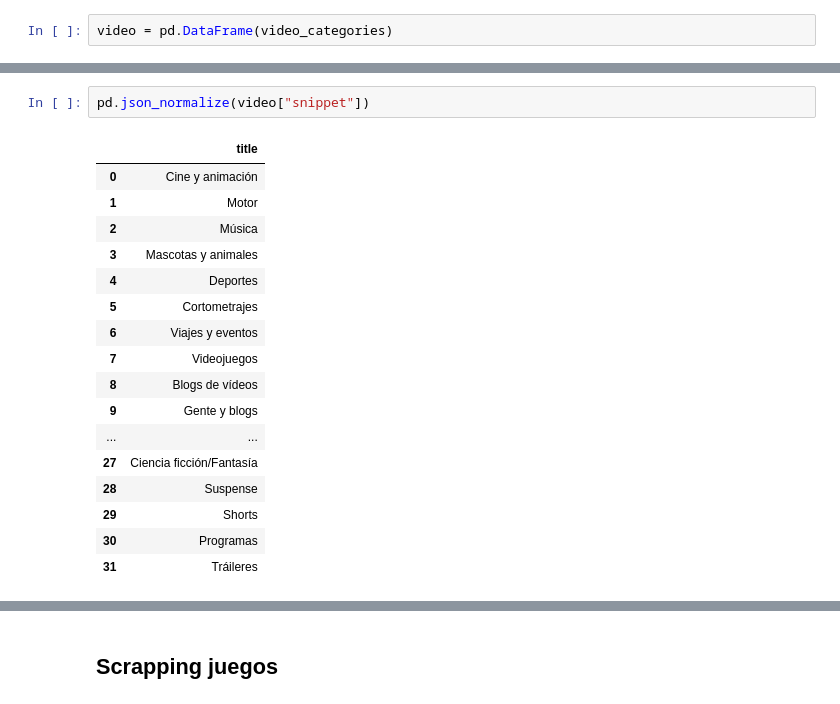
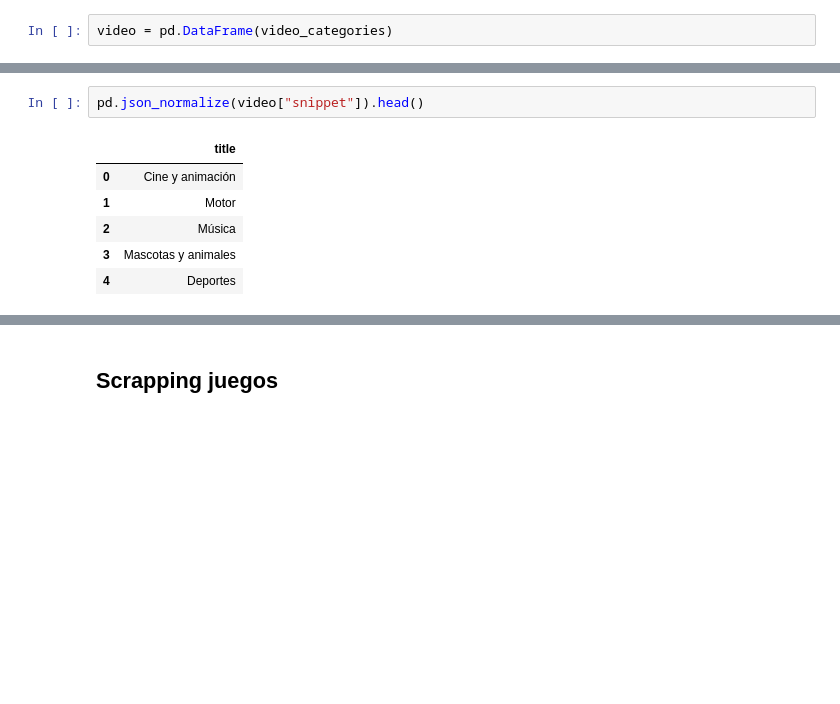
Before and after one commit to giottomillan/project_gamers, a Jupyter notebook: src/data_clean.ipynb, the cells around one changed output, grey strips where cells are left out. Saved outputs shown, nothing was run; the diff lists cells and outputs as text; blank space fills up the shorter version.

```diff
--- a/src/data_clean.ipynb
+++ b/src/data_clean.ipynb
@@ -411,20 +373,9 @@ video
 # %%
-pd.json_normalize(video["snippet"])
+pd.json_normalize(video["snippet"]).head()
 # %% [output]
 |  | title |
 | 0 | Cine y animación |
 | 1 | Motor |
 | 2 | Música |
 | 3 | Mascotas y animales |
 | 4 | Deportes |
-| 5 | Cortometrajes |
-| 6 | Viajes y eventos |
-| 7 | Videojuegos |
-| 8 | Blogs de vídeos |
-| 9 | Gente y blogs |
-| ... | ... |
-| 27 | Ciencia ficción/Fantasía |
-| 28 | Suspense |
-| 29 | Shorts |
-| 30 | Programas |
-| 31 | Tráileres |
```
Also changed, not shown: parts of 17 cells of this notebook, 3 other files.
